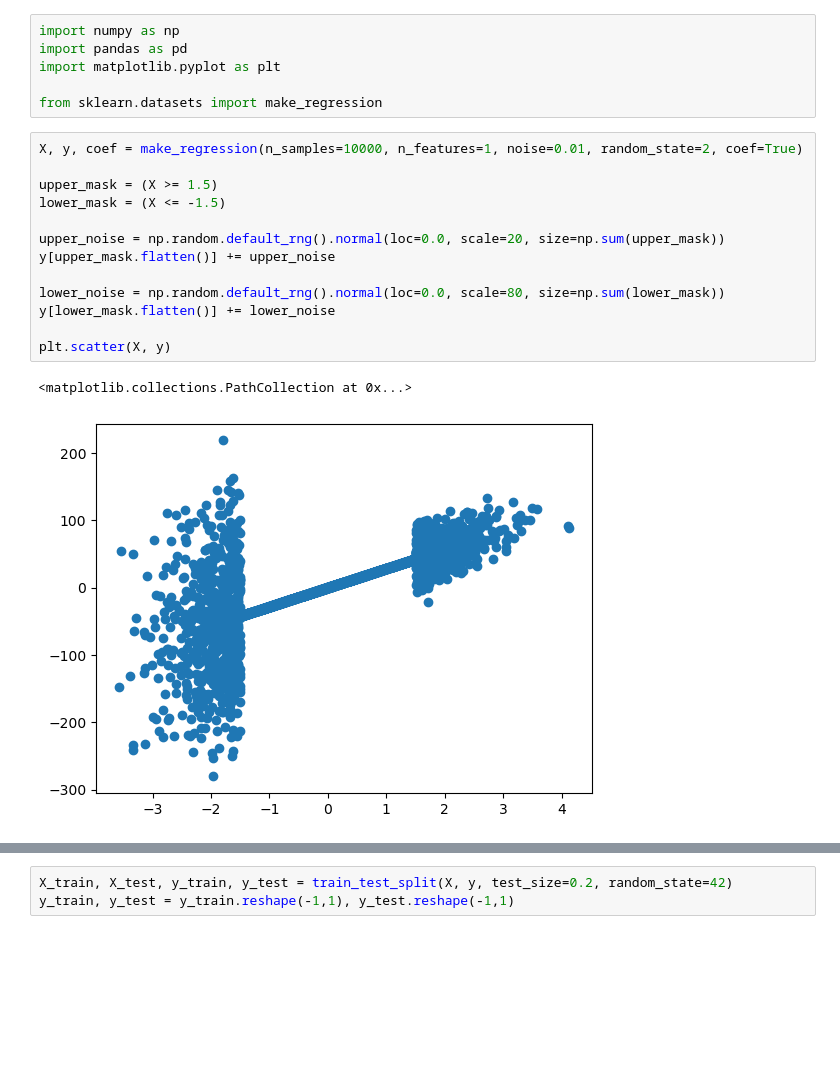
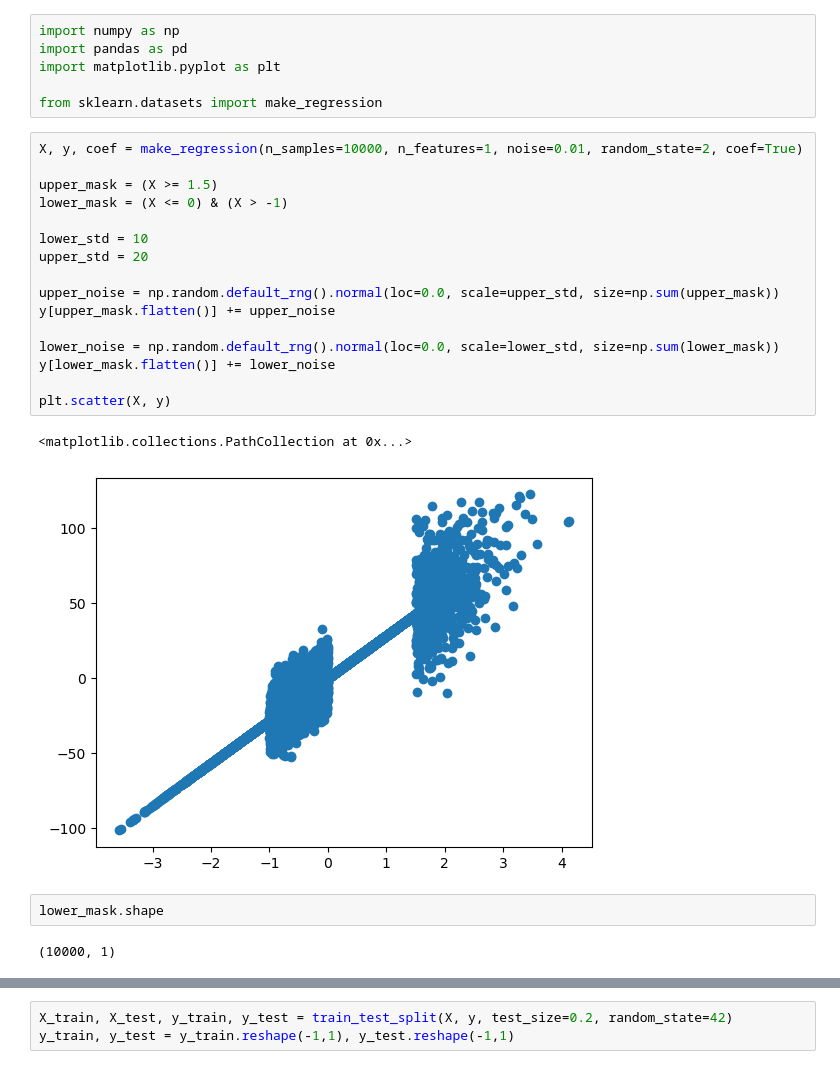
Before and after one commit to ai2es/evidential, a Jupyter notebook: notebooks/regressionFix Loss test.ipynb, the cells around one changed output, grey strips where cells are left out. Saved outputs shown, nothing was run; the diff lists cells and outputs as text; blank space fills up the shorter version.

```diff
--- a/notebooks/regressionFix Loss test.ipynb
+++ b/notebooks/regressionFix Loss test.ipynb
@@ -7,19 +7,26 @@ from sklearn.datasets import make_regression
 # %%
 X, y, coef = make_regression(n_samples=10000, n_features=1, noise=0.01, random_state=2, coef=True)
 
 upper_mask = (X >= 1.5)
-lower_mask = (X <= -1.5)
+lower_mask = (X <= 0) & (X > -1)
 
-upper_noise = np.random.default_rng().normal(loc=0.0, scale=20, size=np.sum(upper_mask))
+lower_std = 10
+upper_std = 20
+
+upper_noise = np.random.default_rng().normal(loc=0.0, scale=upper_std, size=np.sum(upper_mask))
 y[upper_mask.flatten()] += upper_noise
 
-lower_noise = np.random.default_rng().normal(loc=0.0, scale=80, size=np.sum(lower_mask))
+lower_noise = np.random.default_rng().normal(loc=0.0, scale=lower_std, size=np.sum(lower_mask))
 y[lower_mask.flatten()] += lower_noise
 
 plt.scatter(X, y)
 # %% [output]
 <matplotlib.collections.PathCollection at 0x...>
-[figure, old version]
+[figure, new version]
+# %%
+lower_mask.shape
+# %% [output]
+(10000, 1)
 # %%
 from sklearn.model_selection import train_test_split
 
```
Also changed, not shown: parts of 20 cells of this notebook, 3 other files.
